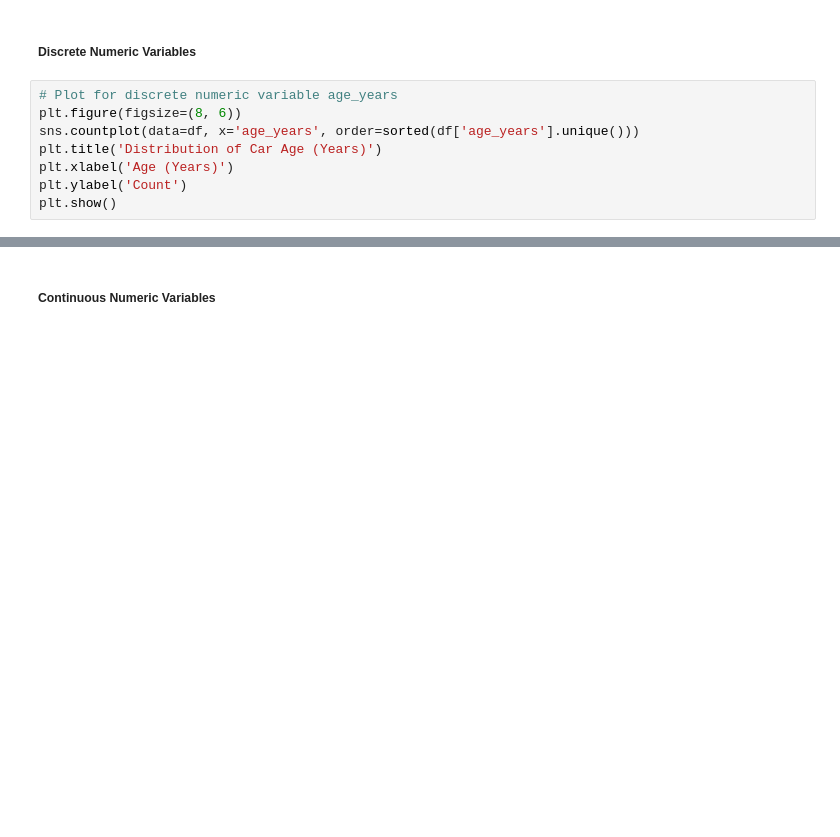
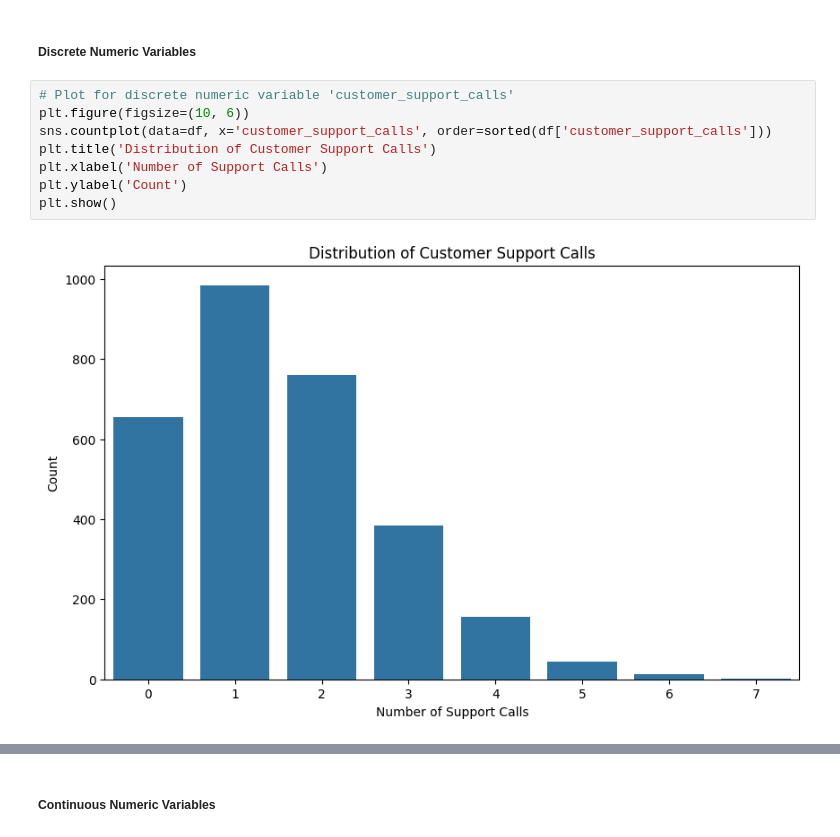
Before and after one commit to KyleHollands/Practice_Project__Telecom-Churn-Prediction, a Jupyter notebook: Telecom Churn Prediction.ipynb, the cells around one changed output, grey strips where cells are left out. Cells and saved outputs as stored; diff of their text form; blank space fills up the shorter version.

```diff
--- a/Telecom Churn Prediction.ipynb
+++ b/Telecom Churn Prediction.ipynb
@@ -397,10 +471,12 @@ plt.show()
 # %% [markdown]
 ##### Discrete Numeric Variables
 # %%
-# Plot for discrete numeric variable age_years
-plt.figure(figsize=(8, 6))
-sns.countplot(data=df, x='age_years', order=sorted(df['age_years'].unique()))
-plt.title('Distribution of Car Age (Years)')
-plt.xlabel('Age (Years)')
+# Plot for discrete numeric variable 'customer_support_calls'
+plt.figure(figsize=(10, 6))
+sns.countplot(data=df, x='customer_support_calls', order=sorted(df['customer_support_calls']))
+plt.title('Distribution of Customer Support Calls')
+plt.xlabel('Number of Support Calls')
 plt.ylabel('Count')
 plt.show()
+# %% [output]
+[figure, added]
```
Also changed, not shown: parts of 74 cells of this notebook, 1 other file.
